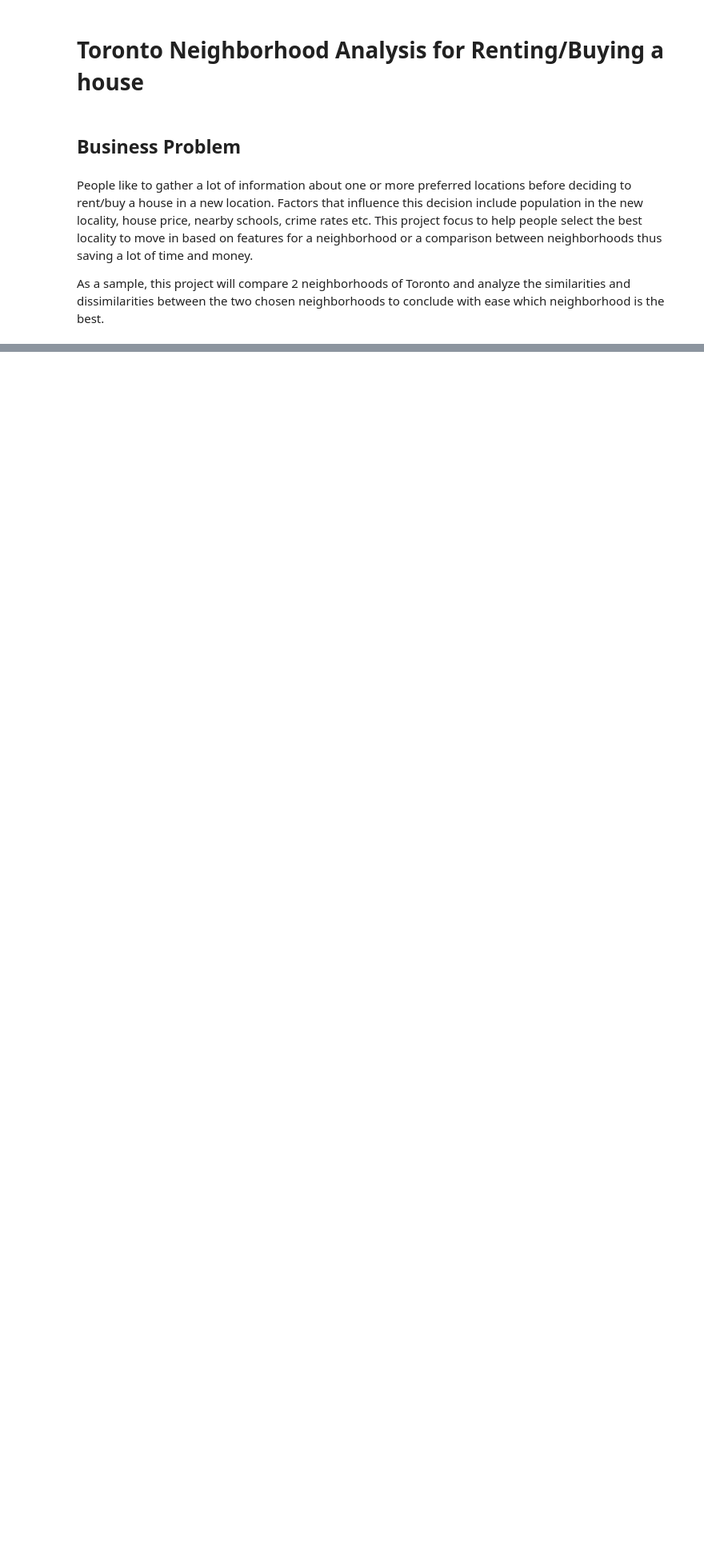
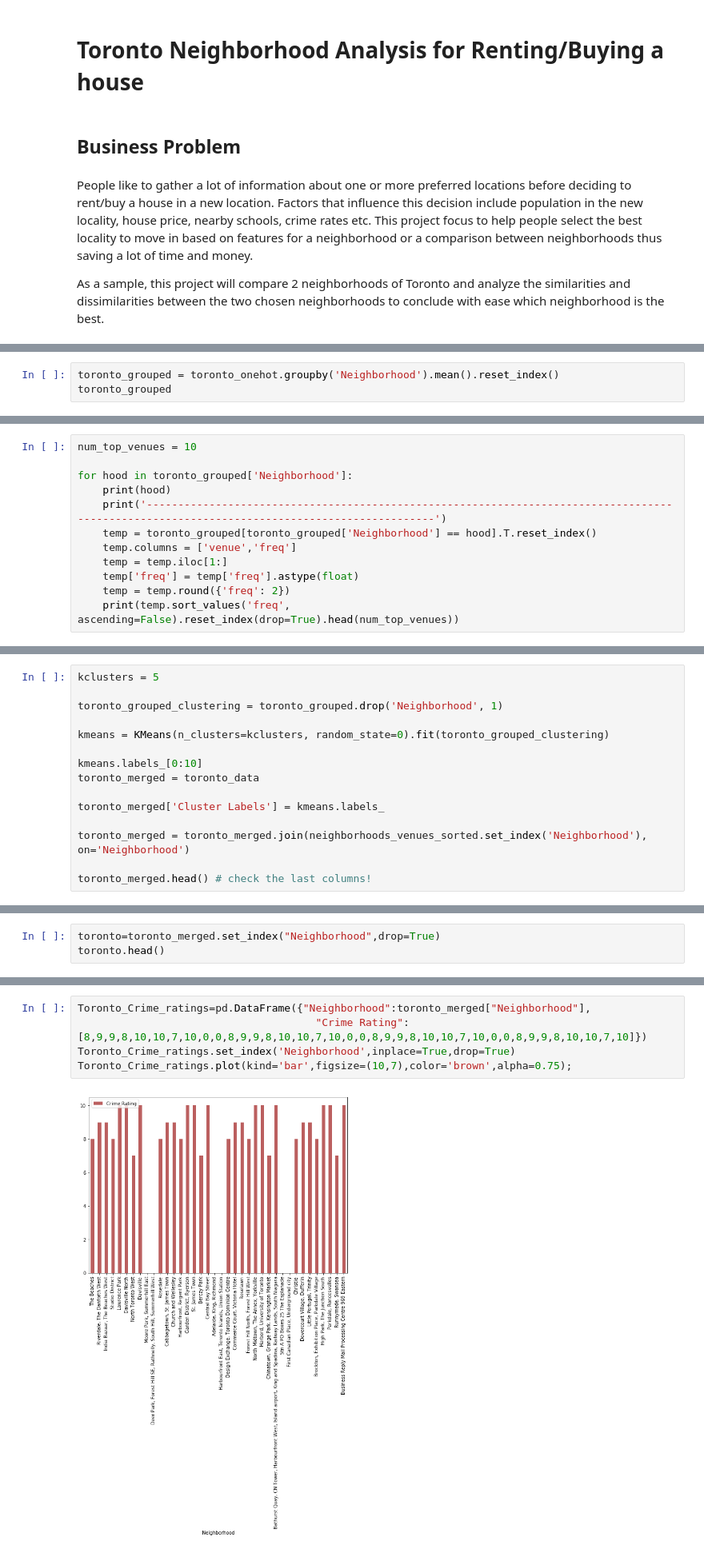
Before and after one commit to steffim88/Coursera_Capstone, a Jupyter notebook: Battle Of Neighborhood.ipynb, the cells around one changed output, grey strips where cells are left out. Shown at 80% size. Saved outputs shown, nothing was run; the diff lists cells and outputs as text; blank space fills up the shorter version.

```diff
--- a/Battle Of Neighborhood.ipynb
+++ b/Battle Of Neighborhood.ipynb
@@ -13,0 +284,3 @@ related to demographic and social parameters for the city of Toronto. In this ca
+# %%
+toronto_grouped = toronto_onehot.groupby('Neighborhood').mean().reset_index()
+toronto_grouped
@@ -13,0 +306,12 @@ related to demographic and social parameters for the city of Toronto. In this ca
+# %%
+num_top_venues = 10
+
+for hood in toronto_grouped['Neighborhood']:
+    print(hood)
+    print('---------------------------------------------------------------------------------------------------------------------------------------------')
+    temp = toronto_grouped[toronto_grouped['Neighborhood'] == hood].T.reset_index()
+    temp.columns = ['venue','freq']
+    temp = temp.iloc[1:]
+    temp['freq'] = temp['freq'].astype(float)
+    temp = temp.round({'freq': 2})
+    print(temp.sort_values('freq', ascending=False).reset_index(drop=True).head(num_top_venues))
@@ -13,0 +383,15 @@ related to demographic and social parameters for the city of Toronto. In this ca
+# %%
+kclusters = 5
+
+toronto_grouped_clustering = toronto_grouped.drop('Neighborhood', 1)
+
+kmeans = KMeans(n_clusters=kclusters, random_state=0).fit(toronto_grouped_clustering)
+
+kmeans.labels_[0:10]
+toronto_merged = toronto_data
+
+toronto_merged['Cluster Labels'] = kmeans.labels_
+
+toronto_merged = toronto_merged.join(neighborhoods_venues_sorted.set_index('Neighborhood'), on='Neighborhood')
+
+toronto_merged.head() # check the last columns!
@@ -13,0 +515,3 @@ related to demographic and social parameters for the city of Toronto. In this ca
+# %%
+toronto=toronto_merged.set_index("Neighborhood",drop=True)
+toronto.head()
@@ -13,0 +547,7 @@ related to demographic and social parameters for the city of Toronto. In this ca
+# %%
+Toronto_Crime_ratings=pd.DataFrame({"Neighborhood":toronto_merged["Neighborhood"],
+                                      "Crime Rating":[8,9,9,8,10,10,7,10,0,0,8,9,9,8,10,10,7,10,0,0,8,9,9,8,10,10,7,10,0,0,8,9,9,8,10,10,7,10]})
+Toronto_Crime_ratings.set_index('Neighborhood',inplace=True,drop=True)
+Toronto_Crime_ratings.plot(kind='bar',figsize=(10,7),color='brown',alpha=0.75);
+# %% [output]
+[figure, added]
```
Also changed, not shown: parts of 65 cells of this notebook.
